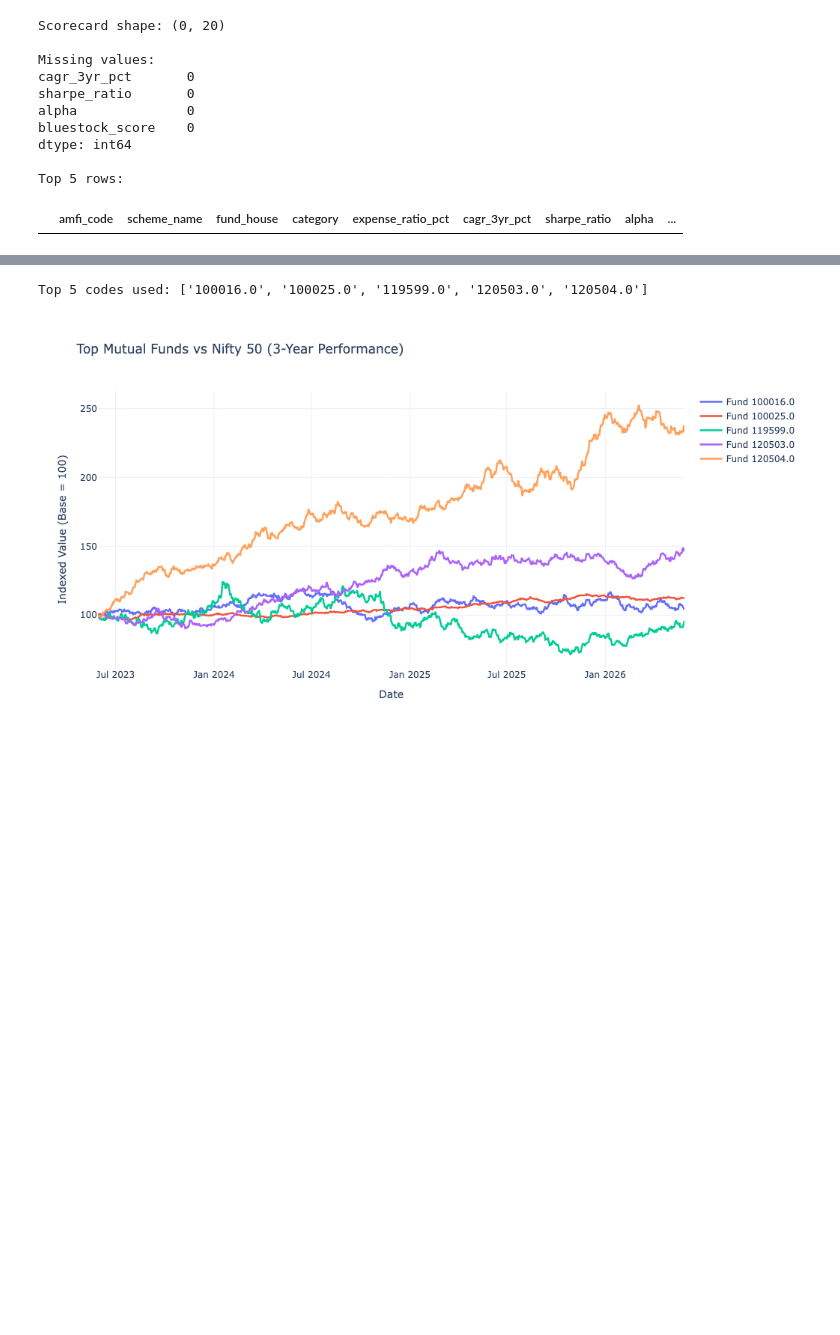
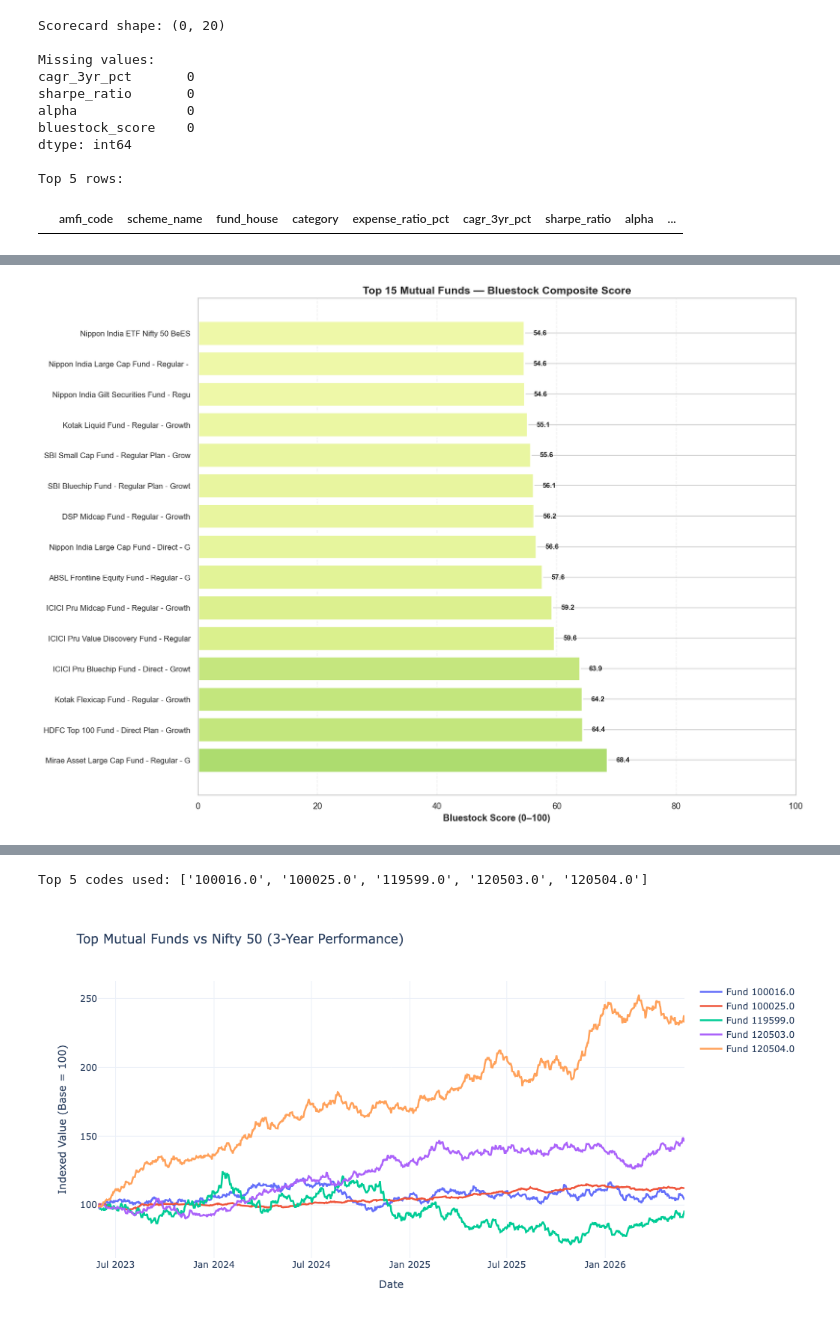
Before and after one commit to prabhjotkaurarora27/bluestock_mf_capstone, a Jupyter notebook: 04_performance_analytics.ipynb, the cells around one changed output, grey strips where cells are left out. Drawn from its saved outputs; the diff is of its cells as text; code cells hidden in the pictures; blank space fills up the shorter version.

Commit message:
Day 4: Performance Analytics — Sharpe, Alpha, Beta, Scorecard (Fixed)

```diff
--- a/04_performance_analytics.ipynb
+++ b/04_performance_analytics.ipynb
@@ -1098,0 +1320,87 @@ Visualization fixed
+# %%
+# ==============================
+# CELL 10 — SCORECARD CHART
+# ==============================
+
+import matplotlib.pyplot as plt
+import numpy as np
+import os
+
+print("Creating Bluestock Scorecard Chart...\n")
+
+# Check scorecard exists
+if 'scorecard' not in locals() or len(scorecard) == 0:
+    print(" ERROR: scorecard not defined or empty")
+else:
+    # Get top 15
+    top15 = scorecard.head(15).copy()
+
+    # Check data
+    print(f"Total scorecard rows: {len(scorecard)}")
+    print(f"Top 15 selected: {len(top15)}")
+    print(f"NaN in bluestock_score: {top15['bluestock_score'].isnull().sum()}")
+
+    # Remove any NaN
+    top15 = top15.dropna(subset=["bluestock_score"])
+
+    if len(top15) == 0:
+        print(" ERROR: No valid data")
+    else:
+        print(f" Plotting {len(top15)} funds\n")
+
+        # Create figure
+        fig, ax = plt.subplots(figsize=(14, 10))
+
+        # Prepare data
+        scores = top15["bluestock_score"].values
+        names = top15["scheme_name"].str[:40].values
+
+        print("Scores:", scores)
+
+        # Create colors (red=low, green=high)
+        colors = plt.cm.RdYlGn(scores / 100)
+
+        # Create bars
+        y_pos = np.arange(len(top15))
+        bars = ax.barh(y_pos, scores,
+                       color=colors,
+                       edgecolor="white",
+                       linewidth=2)
+
+        # Set Y labels
+        ax.set_yticks(y_pos)
+        ax.set_yticklabels(names, fontsize=10)
+
+        # Labels and title
+        ax.set_xlabel("Bluestock Score (0–100)", fontsize=12, fontweight="bold")
+        ax.set_title("Top 15 Mutual Funds — Bluestock Composite Score",
+                     fontsize=14, fontweight="bold")
+        ax.set_xlim(0, 100)
+
+        # Add score labels on bars
+        for i, (bar, score) in enumerate(zip(bars, scores)):
+            ax.text(score + 1.5, bar.get_y() + bar.get_height()/2,
+                    f'{score:.1f}', va='center', fontsize=9, fontweight="bold")
+
+        # Grid
+        ax.grid(axis="x", alpha=0.3, linestyle="--")
+
+        plt.tight_layout()
+
+        # Save chart
+        output_path = CHARTS / "fund_scorecard_top15.png"
+        fig.savefig(output_path, bbox_inches="tight", dpi=150)
+
+        # Verify
+        if output_path.exists():
+            file_size = os.path.getsize(output_path) / 1024
+            print(f"\n Chart saved!")
+            print(f"   Path: {output_path}")
+            print(f"   Size: {file_size:.1f} KB")
+        else:
+            print(f" ERROR: File not saved")
+
+        plt.show()
+
+        print("\n Visualization complete")
+# %% [output]
@@ -1098,0 +1420 @@ Visualization fixed
+[figure, added]
```
Also changed, not shown: parts of 12 cells of this notebook, 1 other file.
